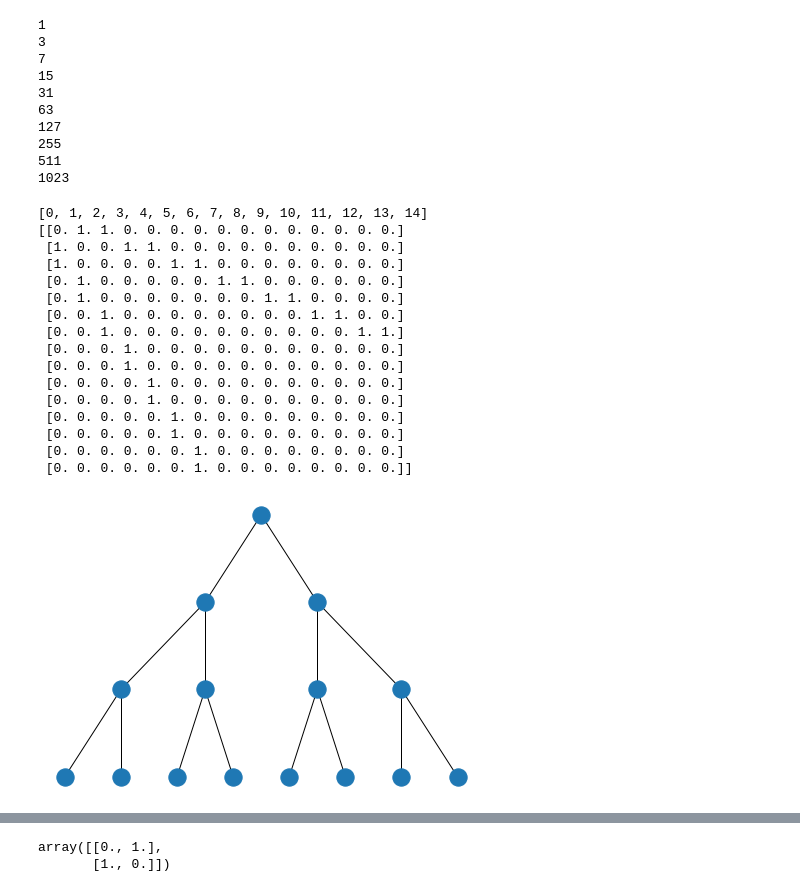
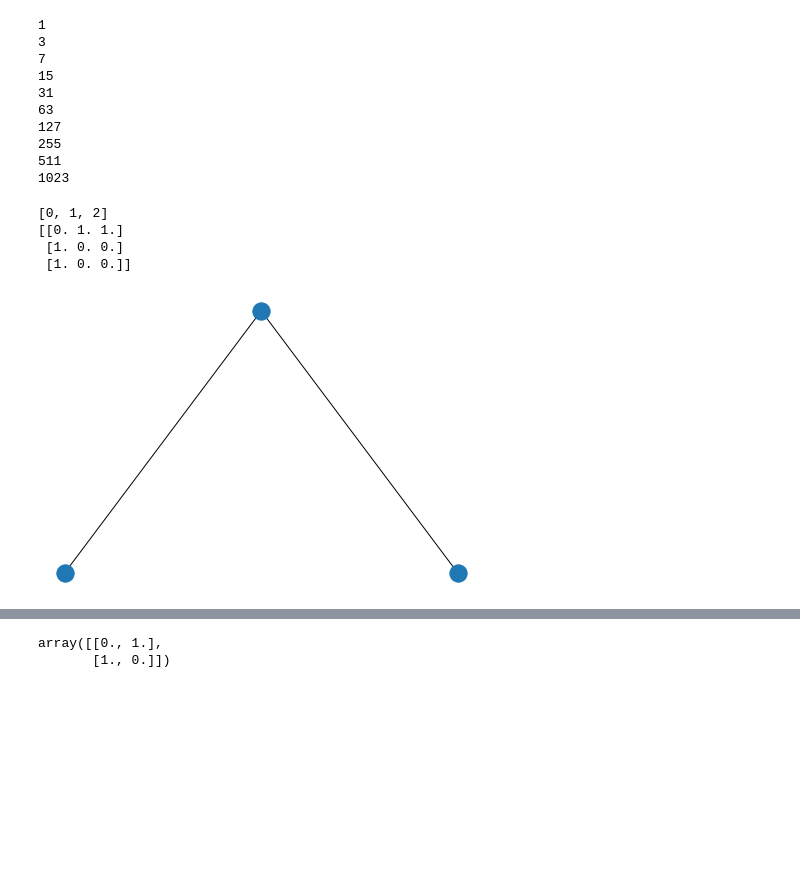
Before and after one commit to rbrasco/trees-shuffling, a Jupyter notebook: notebooks/shuffle-of-trees.ipynb, the cells around one changed output, grey strips where cells are left out. Saved outputs shown, nothing was run; the diff lists cells and outputs as text; code cells hidden in the pictures; blank space fills up the shorter version.

```diff
--- a/notebooks/shuffle-of-trees.ipynb
+++ b/notebooks/shuffle-of-trees.ipynb
@@ -43,30 +43,18 @@ for b in B:
 511
 1023
 # %%
-j=3
+j=1
 print(B[j].nodes())
 print(nx.to_numpy_matrix(B[j]))
 pos = graphviz_layout(B[j], "dot")
 nx.draw(B[j], pos)
 plt.show()
 # %% [output]
-[0, 1, 2, 3, 4, 5, 6, 7, 8, 9, 10, 11, 12, 13, 14]
-[[0. 1. 1. 0. 0. 0. 0. 0. 0. 0. 0. 0. 0. 0. 0.]
- [1. 0. 0. 1. 1. 0. 0. 0. 0. 0. 0. 0. 0. 0. 0.]
- [1. 0. 0. 0. 0. 1. 1. 0. 0. 0. 0. 0. 0. 0. 0.]
- [0. 1. 0. 0. 0. 0. 0. 1. 1. 0. 0. 0. 0. 0. 0.]
- [0. 1. 0. 0. 0. 0. 0. 0. 0. 1. 1. 0. 0. 0. 0.]
- [0. 0. 1. 0. 0. 0. 0. 0. 0. 0. 0. 1. 1. 0. 0.]
- [0. 0. 1. 0. 0. 0. 0. 0. 0. 0. 0. 0. 0. 1. 1.]
- [0. 0. 0. 1. 0. 0. 0. 0. 0. 0. 0. 0. 0. 0. 0.]
- [0. 0. 0. 1. 0. 0. 0. 0. 0. 0. 0. 0. 0. 0. 0.]
- [0. 0. 0. 0. 1. 0. 0. 0. 0. 0. 0. 0. 0. 0. 0.]
- [0. 0. 0. 0. 1. 0. 0. 0. 0. 0. 0. 0. 0. 0. 0.]
- [0. 0. 0. 0. 0. 1. 0. 0. 0. 0. 0. 0. 0. 0. 0.]
- [0. 0. 0. 0. 0. 1. 0. 0. 0. 0. 0. 0. 0. 0. 0.]
- [0. 0. 0. 0. 0. 0. 1. 0. 0. 0. 0. 0. 0. 0. 0.]
- [0. 0. 0. 0. 0. 0. 1. 0. 0. 0. 0. 0. 0. 0. 0.]]
+[0, 1, 2]
+[[0. 1. 1.]
+ [1. 0. 0.]
+ [1. 0. 0.]]
-[figure, old version]
+[figure, new version]
 # %%
 def adgacency_matrix_binary_trees_by_edge(number_edges):
     n = 2 ** (number_edges + 1) - 1
```
Also changed, not shown: parts of 3 cells of this notebook.
